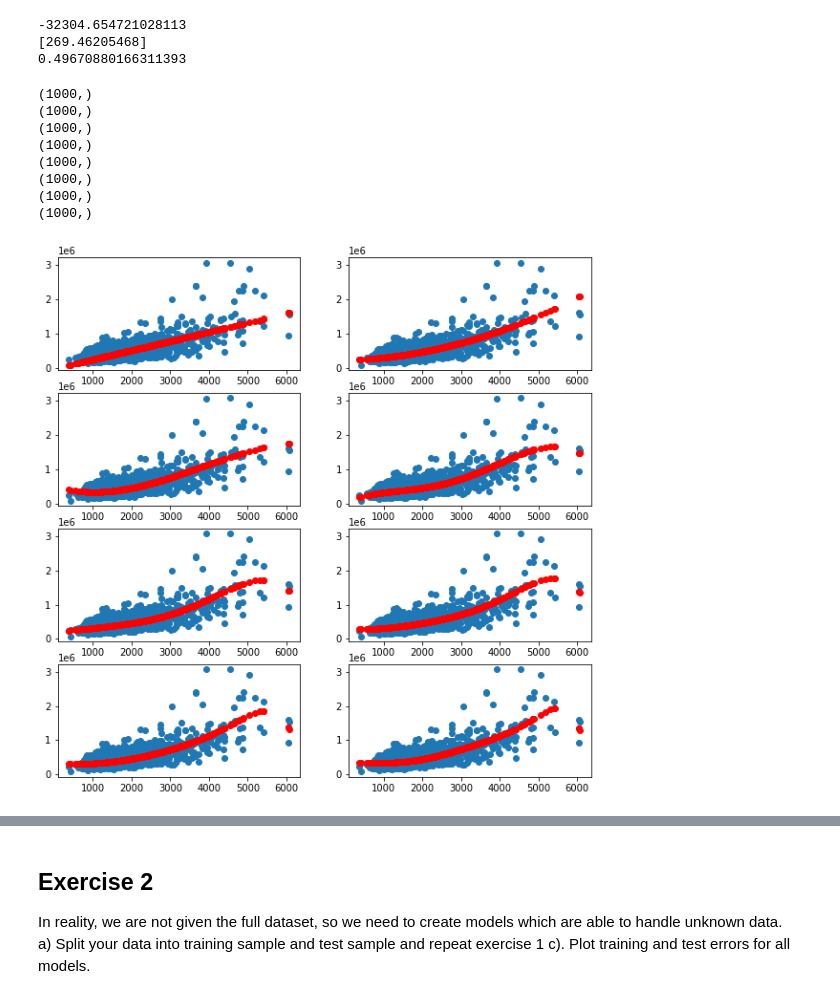
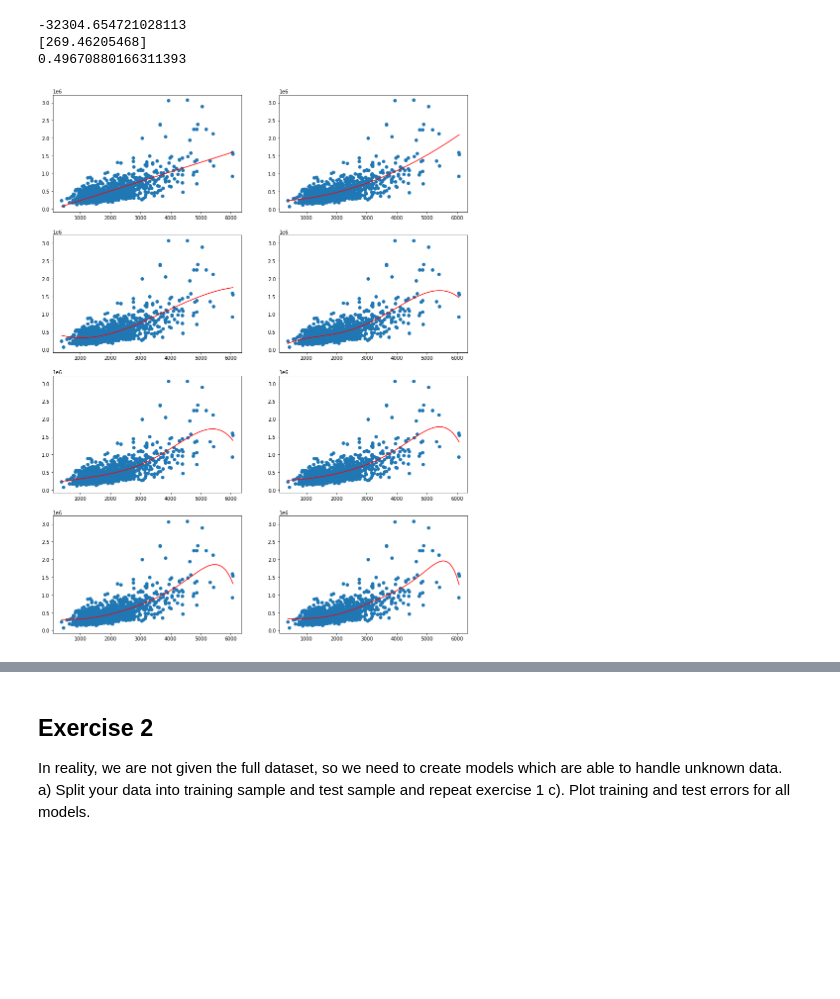
Before and after one commit to YehorSavchenko/Introduction-to-Data-Science, a Jupyter notebook: Cwiczenia2/Assignment_2_soltion_YehorSavchenko.ipynb, the cells around one changed output, grey strips where cells are left out. Cells and saved outputs as stored; diff of their text form; code cells hidden in the pictures; blank space fills up the shorter version.

```diff
--- a/Cwiczenia2/Assignment_2_soltion_YehorSavchenko.ipynb
+++ b/Cwiczenia2/Assignment_2_soltion_YehorSavchenko.ipynb
@@ -21,8 +36,10 @@ c) Create and plot higher order polynomial regression models.
 X = house_df.sqft_living.values.reshape(-1,1)[:1000]
 y = house_df.price.values.reshape(-1)[:1000]
 
-model = LinearRegression(copy_X=True, fit_intercept=True, n_jobs=1, normalize=False)
 
+
+
+model = LinearRegression(copy_X=True, fit_intercept=True, n_jobs=1)
 #Your code:
 model.fit(X,y)
 #Hint: .fit()
@@ -51,27 +67,28 @@ print(model.score(X,y))
 0.49670880166311393
 # %%
 #c)
-plt.figure(figsize=(10,10))
+plt.figure(figsize=(15,20))
+error, degree = [], []
 
 for order in range(1,9):
 
     poly = PolynomialFeatures(order, include_bias = False)
     X_order = poly.fit_transform(X)
+
     #Your code:
+    pipe = Pipeline([('transformer', poly),('estimator', model)])
+    pipe.fit(X, y)
+    X_test = np.linspace(X.min(),X.max(),1000).reshape(-1,1)
+    pr = pipe.predict(X_test)
+
+    #errors
     model.fit(X_order, y)
-    pr = model.predict(X_order)
-    print(pr.shape)
+    y_pr = model.predict(X_order)
+    error.append(mean_squared_error(y, y_pr))
+    degree.append(order)
 
     ax = plt.subplot(4,2,order)
     ax.scatter(X,y)
-    ax.plot(X,pr,'ro')
+    ax.plot(X_test,pr,'r')
 # %% [output]
-(1000,)
-(1000,)
-(1000,)
-(1000,)
-(1000,)
-(1000,)
-(1000,)
-(1000,)
-[figure, old version]
+[figure, new version]
```
Also changed, not shown: parts of 10 cells of this notebook.
